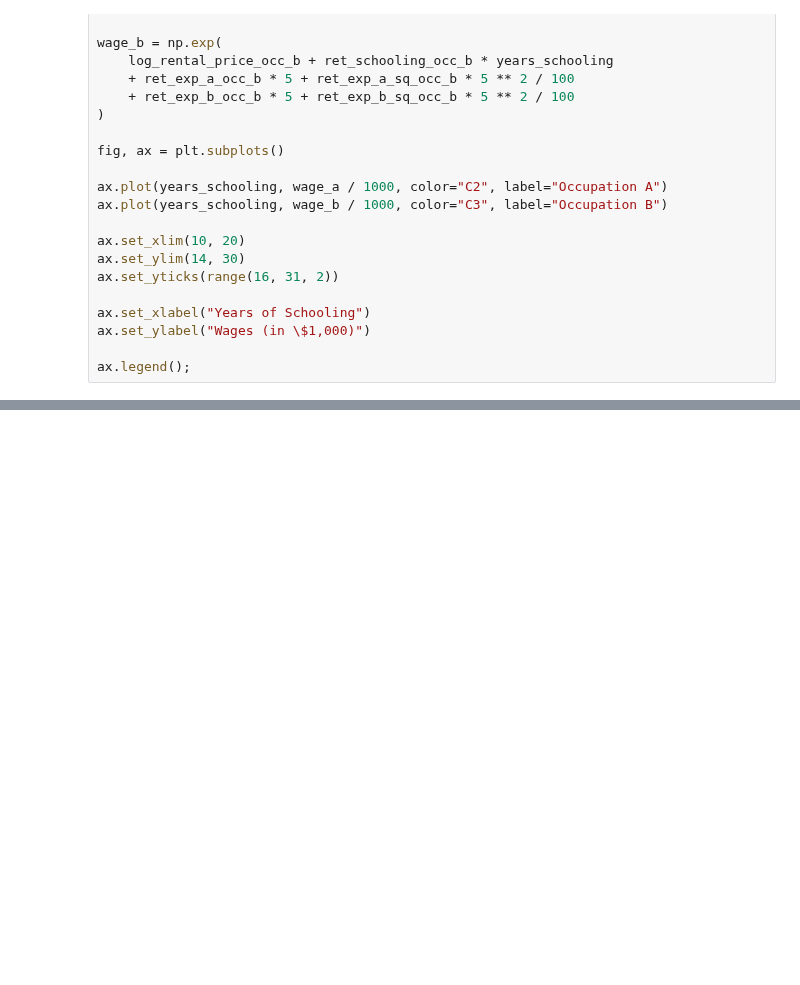
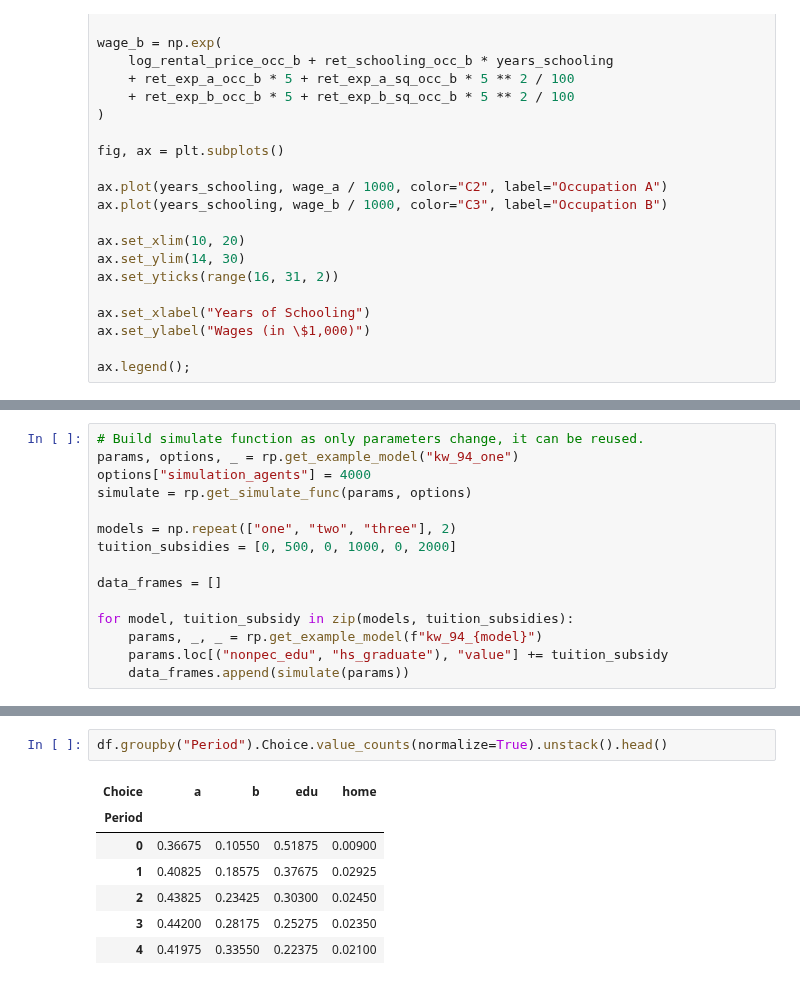
Before and after one commit to OpenSourceEconomics/respy, a Jupyter notebook: docs/getting_started/tutorial-kw-94-simulation.ipynb, the cells around one changed output, grey strips where cells are left out. Cells and saved outputs as stored; diff of their text form; blank space fills up the shorter version.

```diff
--- a/docs/getting_started/tutorial-kw-94-simulation.ipynb
+++ b/docs/getting_started/tutorial-kw-94-simulation.ipynb
@@ -117 +123,16 @@ df = simulate(params)
+# %%
+# Build simulate function as only parameters change, it can be reused.
+params, options, _ = rp.get_example_model("kw_94_one")
+options["simulation_agents"] = 4000
+simulate = rp.get_simulate_func(params, options)
+
+models = np.repeat(["one", "two", "three"], 2)
+tuition_subsidies = [0, 500, 0, 1000, 0, 2000]
+
+data_frames = []
+
+for model, tuition_subsidy in zip(models, tuition_subsidies):
+    params, _, _ = rp.get_example_model(f"kw_94_{model}")
+    params.loc[("nonpec_edu", "hs_graduate"), "value"] += tuition_subsidy
+    data_frames.append(simulate(params))
 # %%
@@ -180,0 +215,10 @@ fig
+# %%
+df.groupby("Period").Choice.value_counts(normalize=True).unstack().head()
+# %% [output]
+| Choice | a | b | edu | home |
+| Period |  |  |  |  |
+| 0 | 0.36675 | 0.10550 | 0.51875 | 0.00900 |
+| 1 | 0.40825 | 0.18575 | 0.37675 | 0.02925 |
+| 2 | 0.43825 | 0.23425 | 0.30300 | 0.02450 |
+| 3 | 0.44200 | 0.28175 | 0.25275 | 0.02350 |
+| 4 | 0.41975 | 0.33550 | 0.22375 | 0.02100 |
```
Also changed, not shown: parts of 25 cells of this notebook, 6 other files.
